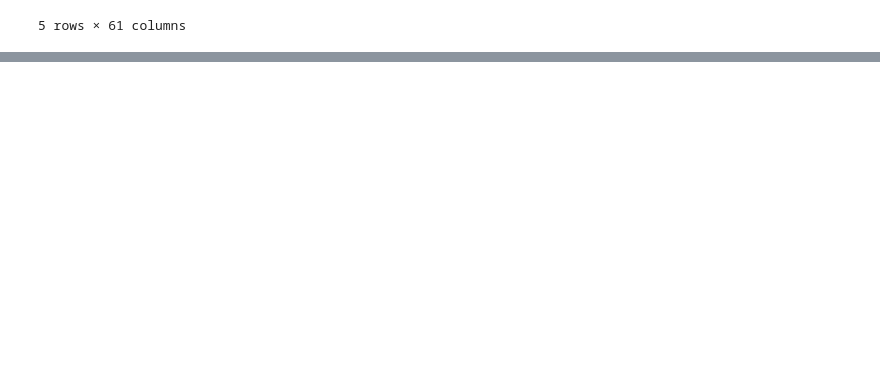
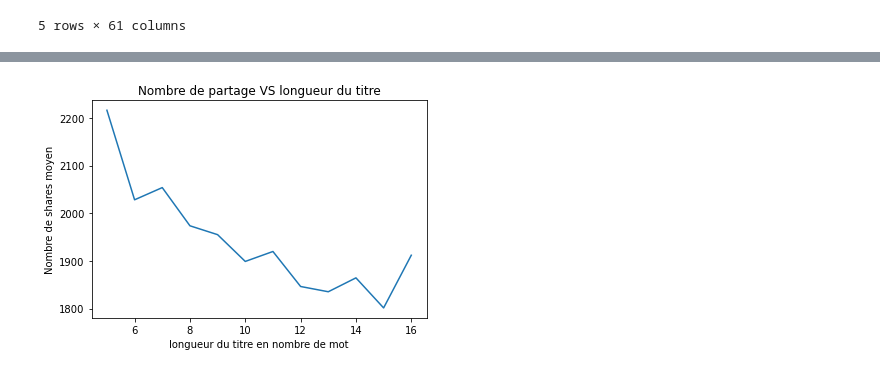
Before and after one commit to gabdez/pythonDataAnalysisProject, a Jupyter notebook: project.ipynb, the cells around one changed output, grey strips where cells are left out. Drawn from its saved outputs; the diff is of its cells as text; code cells hidden in the pictures; blank space fills up the shorter version.

Commit message:
add visualization part

```diff
--- a/project.ipynb
+++ b/project.ipynb
@@ -17,0 +77,22 @@ display(data.head())
+# %%
+#2, 3, 4, 17, 18, 19, 20 and 23 ont moins de 100 articles chacuns
+
+#On va donc les supprimer car on peut considérer que cela n'est pas pertinent de les garder
+
+del_indices = [0,1,2,15,16,17,18,19]
+
+distinct_title_keywords_count = np.delete(distinct_title_keywords_count, del_indices)
+# %%
+# Nous cherchons maintenant la moyenne des shares pour chaque longueur de titre d'article
+
+avg_shares_per_title_length = {}
+
+for row in distinct_title_keywords_count:
+
+    df_tokenwise = title_length_df_sorted[title_length_df_sorted["n_tokens_title"]== row]
+
+    Avg = df_tokenwise["shares"].mean()
+
+    avg_shares_per_title_length[row] = Avg
+
+avg_shares_per_title_length
@@ -17,0 +112,19 @@ display(data.head())
+# %%
+Avg_list =[]
+
+for token in avg_shares_per_title_length:
+
+    Avg_list = Avg_list + [avg_shares_per_title_length[token]]
+
+
+plt.plot(distinct_title_keywords_count, Avg_list)
+
+plt.xlabel('longueur du titre en nombre de mot')
+
+plt.ylabel('Nombre de shares moyen')
+
+plt.title('Nombre de partage VS longueur du titre')
+
+plt.show()
+# %% [output]
+[figure, added]
```
Also changed, not shown: parts of 16 cells of this notebook, 1 other file.
